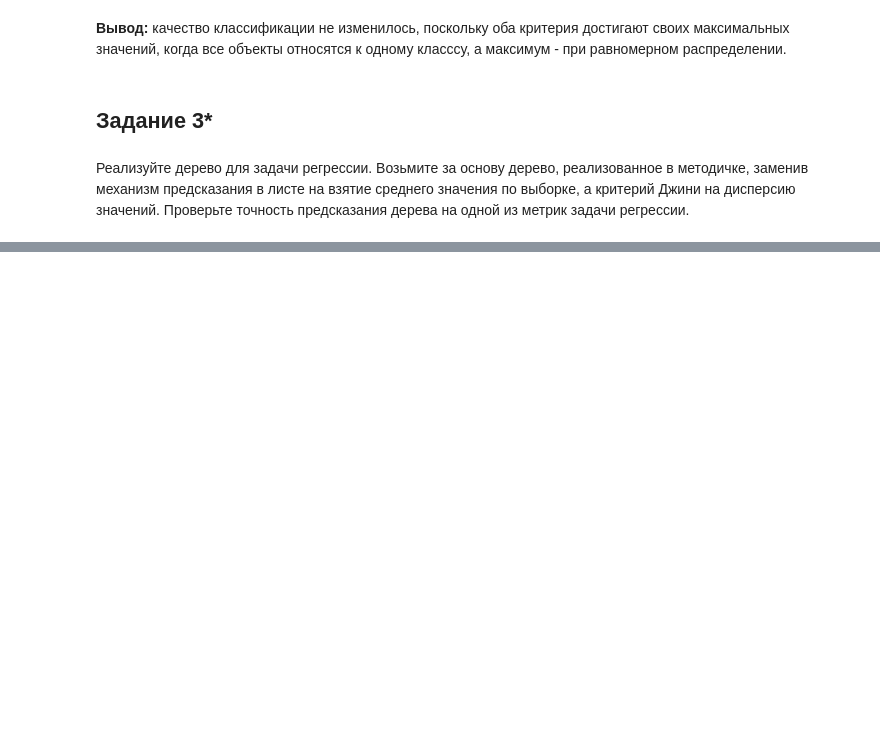
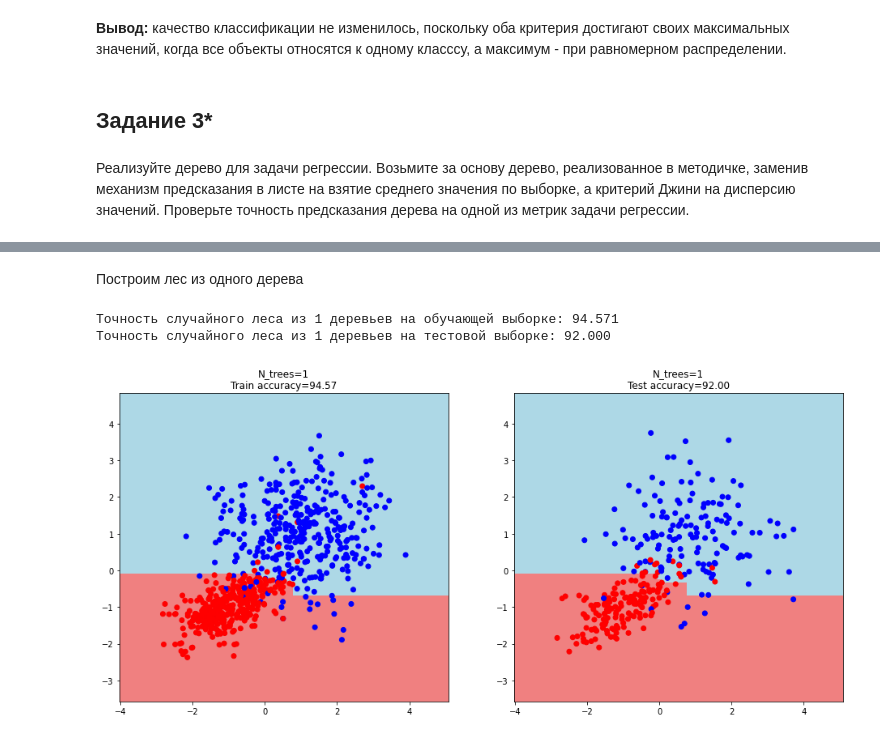
Before and after one commit to vit050587/Data-analysis, a Jupyter notebook: analytics_data.ipynb, the cells around one changed output, grey strips where cells are left out. Drawn from its saved outputs; the diff is of its cells as text; code cells hidden in the pictures; blank space fills up the shorter version.

```diff
--- a/analytics_data.ipynb
+++ b/analytics_data.ipynb
@@ -1211,0 +1491,43 @@ plt.scatter(regression_data, regression_labels, c='darkorange', edgecolor='black
+# %%
+# Визуализируем дерево на графике
+
+def get_meshgrid(data, step=.05, border=1.2):
+    x_min, x_max = data[:, 0].min() - border, data[:, 0].max() + border
+    y_min, y_max = data[:, 1].min() - border, data[:, 1].max() + border
+    return np.meshgrid(np.arange(x_min, x_max, step), np.arange(y_min, y_max, step)) # список массивов координатных сеток
+# %%
+GLOB=[] #глобальная переменная для сохранения результата
+
+def get_report(train_data, train_labels, test_data, test_labels, n_trees):
+    global GLOB
+    my_forest=random_forest(train_data, train_labels, n_trees)
+    train_answers = tree_vote(my_forest, train_data)
+    test_answers = tree_vote(my_forest, test_data)
+    train_accuracy = accuracy_metric(train_labels, train_answers)
+    print(f'Точность случайного леса из {n_trees} деревьев на обучающей выборке: {train_accuracy:.3f}')
+    test_accuracy = accuracy_metric(test_labels, test_answers)
+    print(f'Точность случайного леса из {n_trees} деревьев на тестовой выборке: {test_accuracy:.3f}')
+
+    plt.figure(figsize = (16, 7))
+
+    plt.subplot(1,2,1)
+    xx, yy = get_meshgrid(train_data)
+    mesh_predictions = np.array(tree_vote(my_forest, np.c_[xx.ravel(), yy.ravel()])).reshape(xx.shape) # определяем цвета квадратов в сетке
+    plt.pcolormesh(xx, yy, mesh_predictions, cmap = light_colors)
+    plt.scatter(train_data[:, 0], train_data[:, 1], c = train_labels, cmap = colors)
+    plt.title(f'N_trees={n_trees}\nTrain accuracy={train_accuracy:.2f}')
+
+    plt.subplot(1,2,2)
+    plt.pcolormesh(xx, yy, mesh_predictions, cmap = light_colors)
+    plt.scatter(test_data[:, 0], test_data[:, 1], c = test_labels, cmap = colors)
+    plt.title(f'N_trees={n_trees}\nTest accuracy={test_accuracy:.2f}')
+
+    GLOB.append([n_trees,train_accuracy,test_accuracy])
+# %% [markdown]
+Построим лес из одного дерева
+# %%
+get_report(train_data, train_labels, test_data, test_labels, 1)
+# %% [output]
+Точность случайного леса из 1 деревьев на обучающей выборке: 94.571
+Точность случайного леса из 1 деревьев на тестовой выборке: 92.000
+[figure, added]
```
Also changed, not shown: parts of 42 cells of this notebook.
